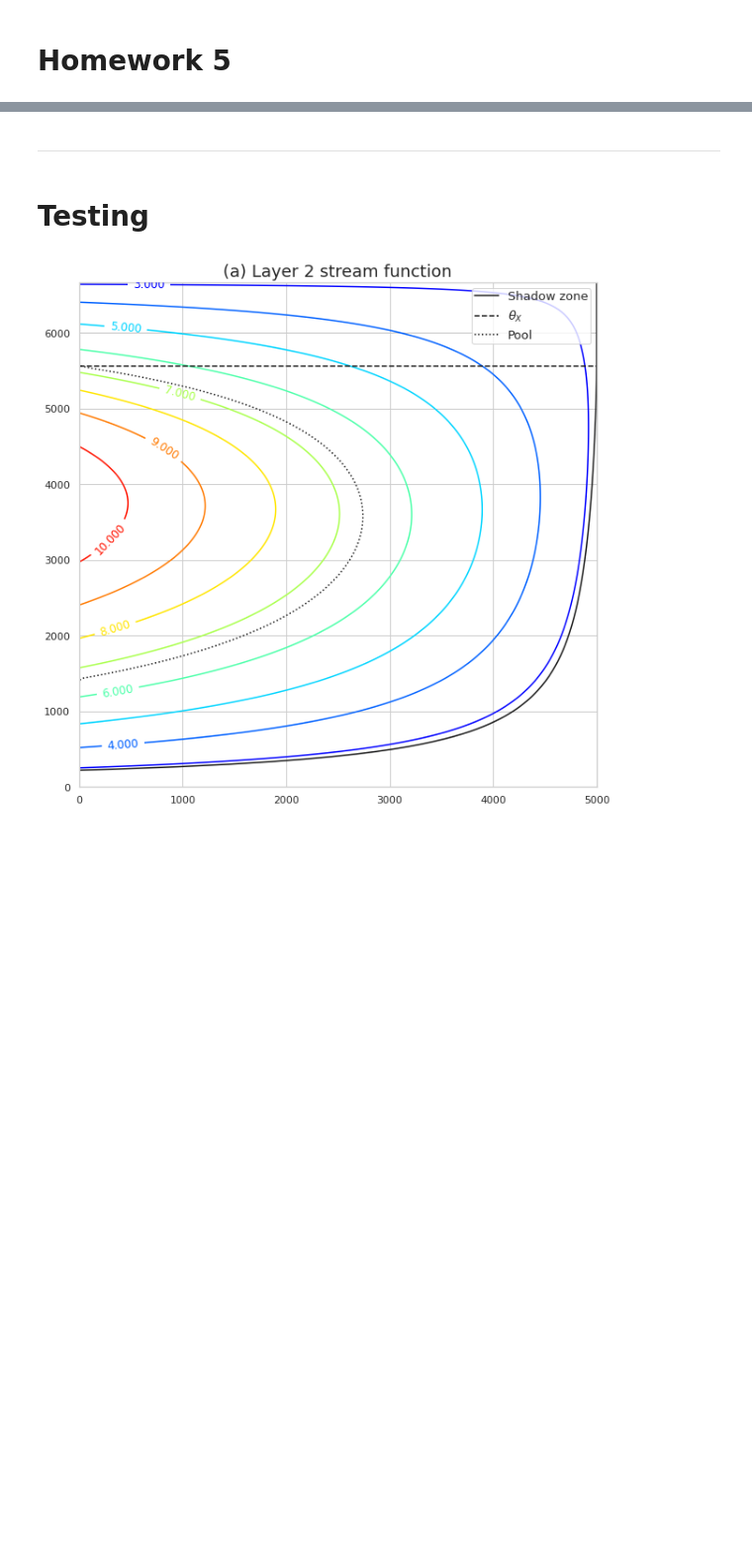
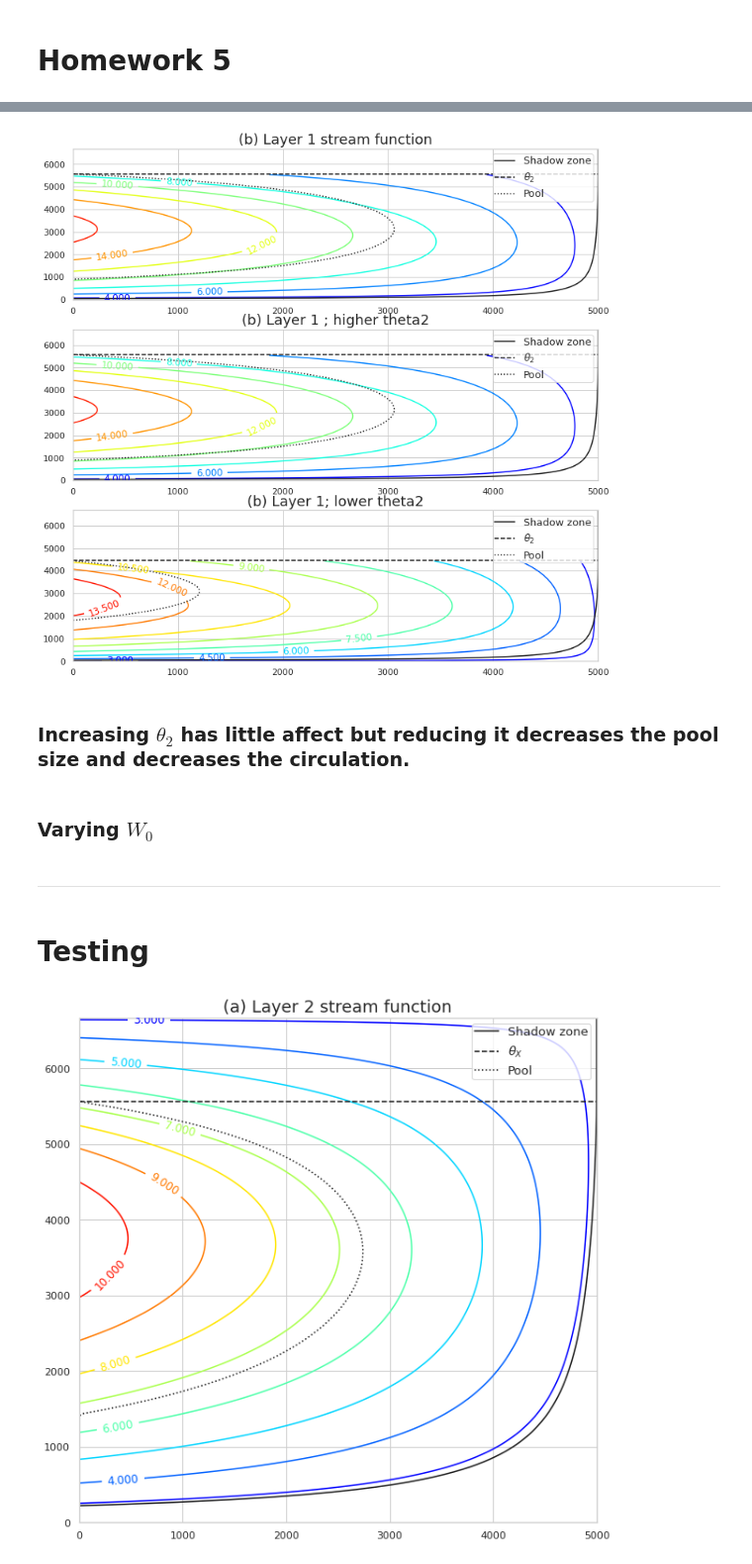
Before and after one commit to profxj/ocea200, a Jupyter notebook: OCEA-201/hw/5/Homework5.ipynb, the cells around one changed output, grey strips where cells are left out. Shown at 99% size. Drawn from its saved outputs; the diff is of its cells as text; code cells hidden in the pictures; blank space fills up the shorter version.

```diff
--- a/OCEA-201/hw/5/Homework5.ipynb
+++ b/OCEA-201/hw/5/Homework5.ipynb
@@ -101,0 +181,49 @@ contour_plot(psi2, x=xarr, y=yarr, shadx=shadx, shady=shady,
+# %%
+NA_param_hightheta2 = NA_param.copy()
+NA_param_hightheta2['theta2'] = 50.
+#
+NA_param_lowtheta2 = NA_param.copy()
+NA_param_lowtheta2['theta2'] = 40.
+# %%
+fig, (ax1, ax2, ax3) = plt.subplots(3, 1, figsize=(12,12))
+
+
+xarr, yarr, shadx, shady, outx, outy, poolx, pooly, psi1, psi2, ixt, iyt, h, hp1 = ventilated_thermocline.two_layers(
+    **NA_param)
+
+contour_plot(psi1, x=xarr, y=yarr, shadx=shadx, shady=shady,
+            outx=outx, outy=outy, poolx=poolx, pooly=pooly,
+                         title='(b) Layer 1 stream function', ax=ax1)
+
+
+#contour_plot(psi2, x=xarr, y=yarr, shadx=shadx, shady=shady,
+ #           outx=outx, outy=outy, poolx=poolx, pooly=pooly,
+  #          title='(a) Layer 2 stream function', ax=ax1)
+
+
+
+xarr, yarr, shadx, shady, outx, outy, poolx, pooly, psi1, psi2, ixt, iyt, h, hp1 = ventilated_thermocline.two_layers(
+    **NA_param_hightheta2)
+
+contour_plot(psi1, x=xarr, y=yarr, shadx=shadx, shady=shady,
+            outx=outx, outy=outy, poolx=poolx, pooly=pooly,
+                         title='(b) Layer 1 ; higher theta2', ax=ax2)
+
+#contour_plot(psi2, x=xarr, y=yarr, shadx=shadx, shady=shady,
+#            outx=outx, outy=outy, poolx=poolx, pooly=pooly,
+ #           title='(b) Higher theta2', ax=ax2)
+
+xarr, yarr, shadx, shady, outx, outy, poolx, pooly, psi1, psi2, ixt, iyt, h, hp1 = ventilated_thermocline.two_layers(
+    **NA_param_lowtheta2)
+#contour_plot(psi2, x=xarr, y=yarr, shadx=shadx, shady=shady,
+#            outx=outx, outy=outy, poolx=poolx, pooly=pooly,
+#            title='(b) Lower theta2', ax=ax3)
+contour_plot(psi1, x=xarr, y=yarr, shadx=shadx, shady=shady,
+            outx=outx, outy=outy, poolx=poolx, pooly=pooly,
+                         title='(b) Layer 1; lower theta2', ax=ax3)
+# %% [output]
+[figure, added]
+# %% [markdown]
+### Increasing $\theta_2$ has little affect but reducing it decreases the pool size and decreases the circulation.
+# %% [markdown]
+### Varying $W_0$
```
Also changed, not shown: parts of 23 cells of this notebook.
